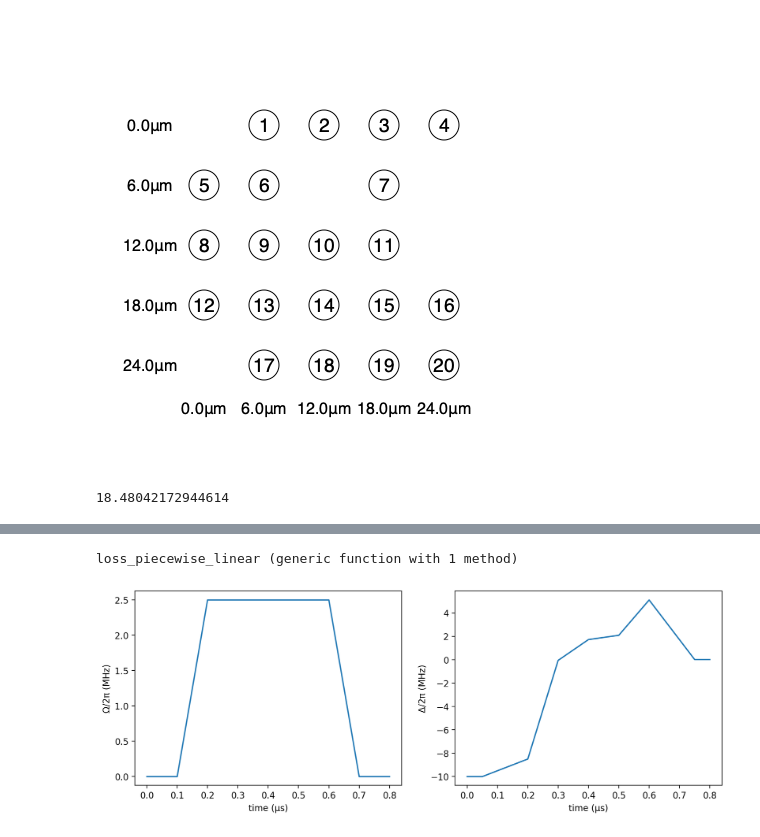
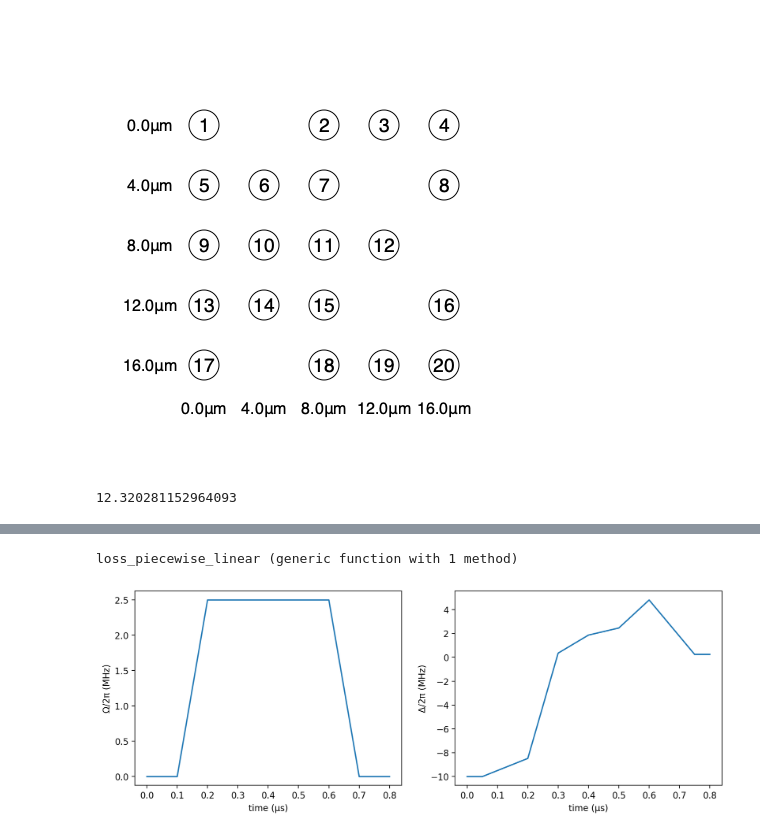
Before and after one commit to Matthew-Marsicano/2024_QuEra, a Jupyter notebook: team_solutions/MISClassicSimulation.ipynb, the cells around one changed output, grey strips where cells are left out. Cells and saved outputs as stored; diff of their text form; code cells hidden in the pictures.

```diff
--- a/team_solutions/MISClassicSimulation.ipynb
+++ b/team_solutions/MISClassicSimulation.ipynb
@@ -5,15 +5,15 @@ using PythonCall
 using Optim
 plt = pyimport("matplotlib.pyplot");
 # %%
-Random.seed!(23)
-a=6
+Random.seed!(22)
+a=4
 atoms = generate_sites(SquareLattice(), 5,5; scale = a) |> random_dropout(0.2)
 # %% [output]
-[figure, old version]
+[figure, new version]
 # %%
 Rb=sqrt(3*sqrt(10))*a
 # %% [output]
-18.48042172944614
+12.320281152964093
 # %%
 Bloqade.plot(atoms, blockade_radius = Rb)
 # %% [output]
@@ -42,9 +42,10 @@ end
 # %% [output]
 loss_piecewise_linear (generic function with 1 method)
 # %%
-x0 = [-6.0, -3.0, 1.0, 3.0, 6.0]; # initial point for the optimization
-optresult = Optim.optimize(x -> loss_piecewise_linear(atoms, x)[1], x0)
-rydberg_dens, reg, Ω, Δ = loss_piecewise_linear(atoms, optresult.minimizer)
+#=x0 = [-6.0, -3.0, 1.0, 3.0, 6.0]; # initial point for the optimization
+optresult = Optim.optimize(x -> loss_piecewise_linear(atoms, x)[1], x0)=#
+x = [-34.357805747236654, 1.4329770373209492, 7.5693393460213, 9.973535516555557, 19.50077146687081]
+rydberg_dens, reg, Ω, Δ = loss_piecewise_linear(atoms, x)#optresult.minimizer)
 
 # graph to check
 fig, (ax1, ax2) = plt.subplots(ncols = 2, figsize = (12, 4))
@@ -54,7 +55,7 @@ Bloqade.plot!(ax2, Δ)
 ax2.set_ylabel("Δ/2π (MHz)")
 fig
 # %% [output]
-[figure, old version]
+[figure, new version]
 # %%
 bitstring_hist(reg; nlargest = 10)
 # %% [output]
```
Also changed, not shown: parts of 3 cells of this notebook, 6 other files.
